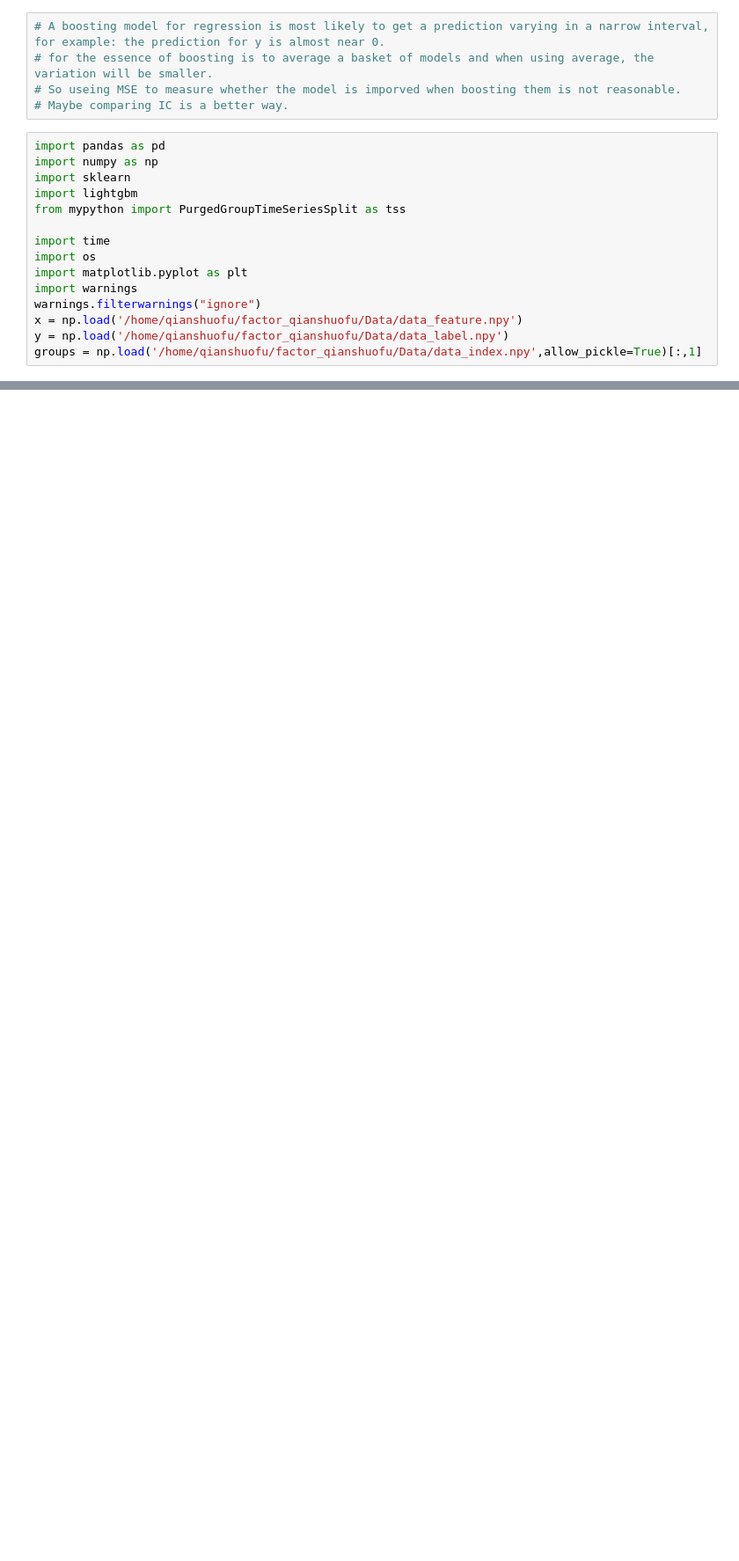
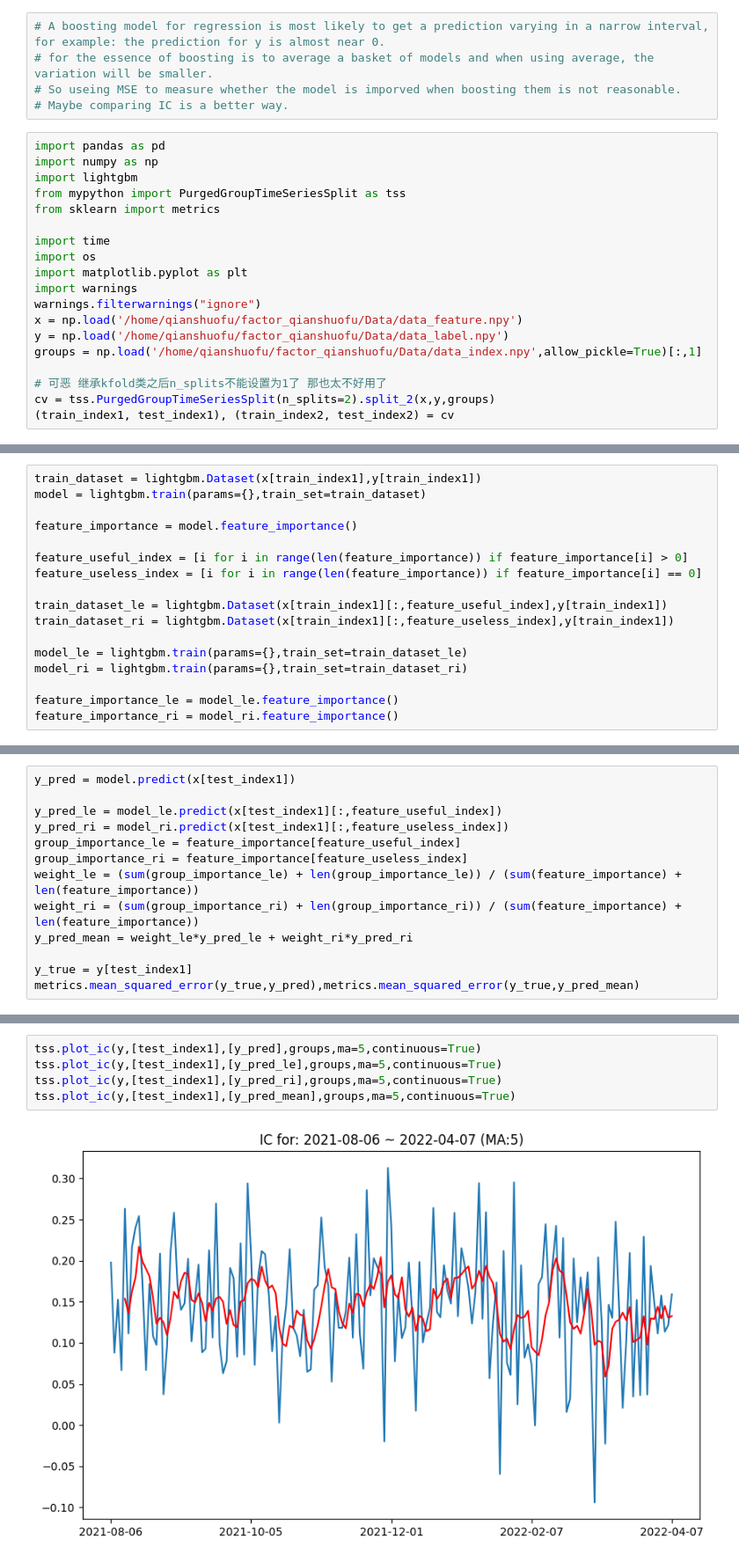
Before and after one commit to shuofu-qian/Yansheng_factor, a Jupyter notebook: 11_feature_lightgbm.ipynb, the cells around one changed output, grey strips where cells are left out. Shown at 88% size. Saved outputs shown, nothing was run; the diff lists cells and outputs as text; blank space fills up the shorter version.

Commit message:
Try to split features into two groups

```diff
--- a/11_feature_lightgbm.ipynb
+++ b/11_feature_lightgbm.ipynb
@@ -27,9 +27,9 @@
 # %%
 import pandas as pd
 import numpy as np
-import sklearn
 import lightgbm
 from mypython import PurgedGroupTimeSeriesSplit as tss
+from sklearn import metrics
 
 import time
 import os
@@ -39,3 +39,7 @@ warnings.filterwarnings("ignore")
 x = np.load('/home/qianshuofu/factor_qianshuofu/Data/data_feature.npy')
 y = np.load('/home/qianshuofu/factor_qianshuofu/Data/data_label.npy')
 groups = np.load('/home/qianshuofu/factor_qianshuofu/Data/data_index.npy',allow_pickle=True)[:,1]
+
+# 可恶 继承kfold类之后n_splits不能设置为1了 那也太不好用了
+cv = tss.PurgedGroupTimeSeriesSplit(n_splits=2).split_2(x,y,groups)
+(train_index1, test_index1), (train_index2, test_index2) = cv
@@ -46,0 +50,17 @@ ValueError: k-fold cross-validation requires at least one train/test split by se
+# %%
+train_dataset = lightgbm.Dataset(x[train_index1],y[train_index1])
+model = lightgbm.train(params={},train_set=train_dataset)
+
+feature_importance = model.feature_importance()
+
+feature_useful_index = [i for i in range(len(feature_importance)) if feature_importance[i] > 0]
+feature_useless_index = [i for i in range(len(feature_importance)) if feature_importance[i] == 0]
+
+train_dataset_le = lightgbm.Dataset(x[train_index1][:,feature_useful_index],y[train_index1])
+train_dataset_ri = lightgbm.Dataset(x[train_index1][:,feature_useless_index],y[train_index1])
+
+model_le = lightgbm.train(params={},train_set=train_dataset_le)
+model_ri = lightgbm.train(params={},train_set=train_dataset_ri)
+
+feature_importance_le = model_le.feature_importance()
+feature_importance_ri = model_ri.feature_importance()
@@ -46,0 +83,13 @@ ValueError: k-fold cross-validation requires at least one train/test split by se
+# %%
+y_pred = model.predict(x[test_index1])
+
+y_pred_le = model_le.predict(x[test_index1][:,feature_useful_index])
+y_pred_ri = model_ri.predict(x[test_index1][:,feature_useless_index])
+group_importance_le = feature_importance[feature_useful_index]
+group_importance_ri = feature_importance[feature_useless_index]
+weight_le = (sum(group_importance_le) + len(group_importance_le)) / (sum(feature_importance) + len(feature_importance))
+weight_ri = (sum(group_importance_ri) + len(group_importance_ri)) / (sum(feature_importance) + len(feature_importance))
+y_pred_mean = weight_le*y_pred_le + weight_ri*y_pred_ri
+
+y_true = y[test_index1]
+metrics.mean_squared_error(y_true,y_pred),metrics.mean_squared_error(y_true,y_pred_mean)
@@ -46,0 +98,7 @@ ValueError: k-fold cross-validation requires at least one train/test split by se
+# %%
+tss.plot_ic(y,[test_index1],[y_pred],groups,ma=5,continuous=True)
+tss.plot_ic(y,[test_index1],[y_pred_le],groups,ma=5,continuous=True)
+tss.plot_ic(y,[test_index1],[y_pred_ri],groups,ma=5,continuous=True)
+tss.plot_ic(y,[test_index1],[y_pred_mean],groups,ma=5,continuous=True)
+# %% [output]
+[figure, added]
```
Also changed, not shown: parts of 15 cells of this notebook, 2 other files.
